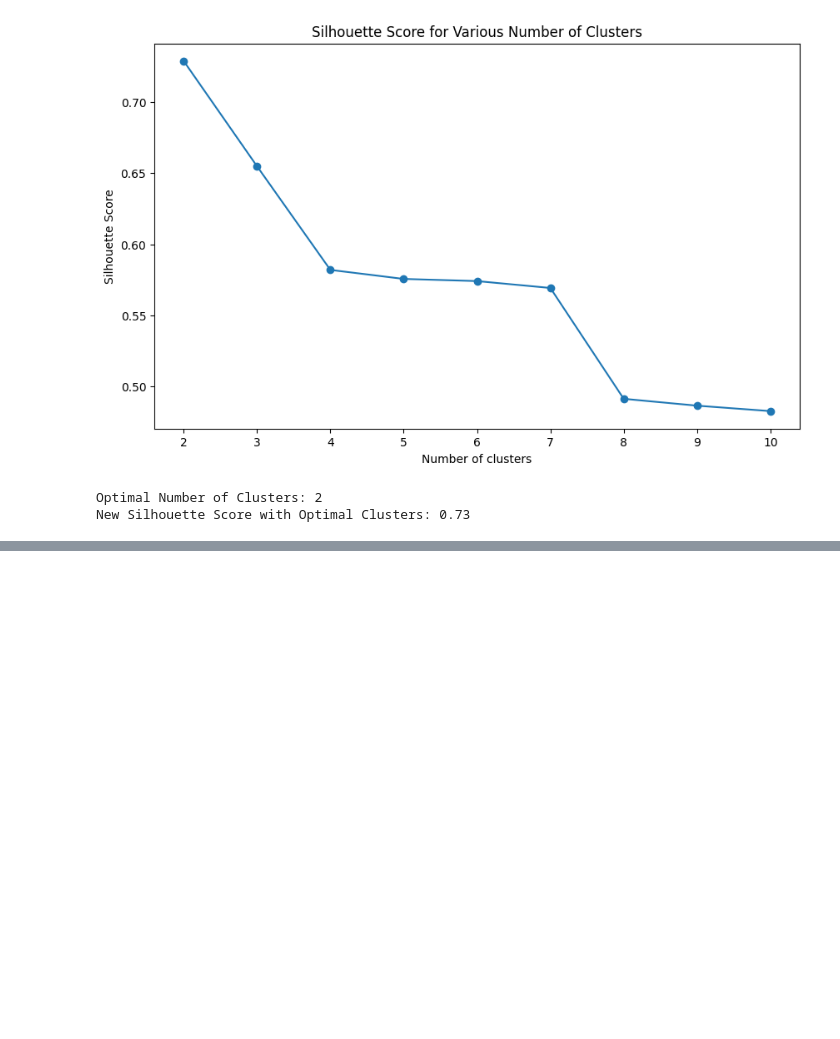
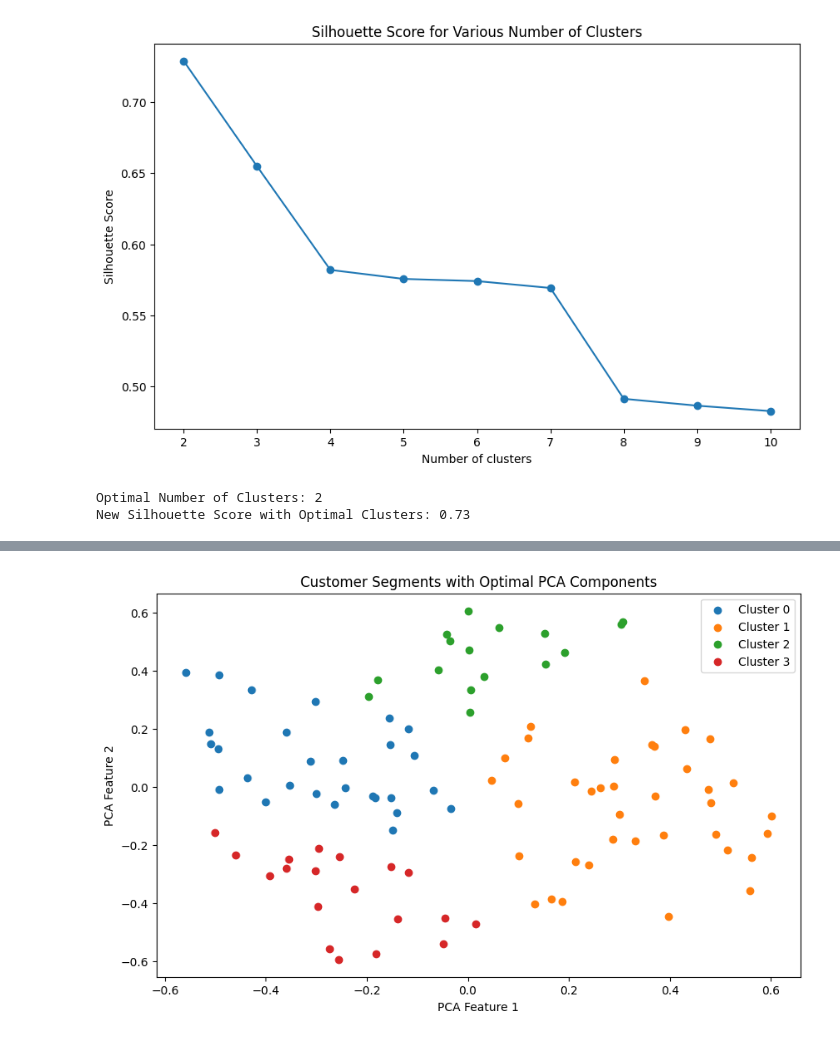
Before and after one commit to amirRafati/451Assignemnt3, a Jupyter notebook: DataProcessing.ipynb, the cells around one changed output, grey strips where cells are left out. Saved outputs shown, nothing was run; the diff lists cells and outputs as text; code cells hidden in the pictures; blank space fills up the shorter version.

```diff
--- a/DataProcessing.ipynb
+++ b/DataProcessing.ipynb
@@ -344,0 +408,22 @@ Silhouette Score with GMM: 0.17
+# %%
+# Assuming the optimal number of PCA components is found (for demonstration, assume it's 2)
+optimal_n_components = 2  # This should be set based on the silhouette scores from the previous step
+
+pca = PCA(n_components=optimal_n_components)
+rfm_pca_optimal = pca.fit_transform(rfm_scaled)
+
+# Re-fit GMM with the optimal number of PCA components
+gmm_optimal = GaussianMixture(n_components=4, random_state=42)  # Using a fixed number of clusters for demonstration
+clusters_optimal = gmm_optimal.fit_predict(rfm_pca_optimal)
+
+# Visualizing the clusters
+plt.figure(figsize=(10, 6))
+for i in range(max(clusters_optimal) + 1):
+    plt.scatter(rfm_pca_optimal[clusters_optimal == i, 0], rfm_pca_optimal[clusters_optimal == i, 1], label=f'Cluster {i}')
+plt.title('Customer Segments with Optimal PCA Components')
+plt.xlabel('PCA Feature 1')
+plt.ylabel('PCA Feature 2')
+plt.legend()
+plt.show()
+# %% [output]
+[figure, added]
```
Also changed, not shown: parts of 5 cells of this notebook.
